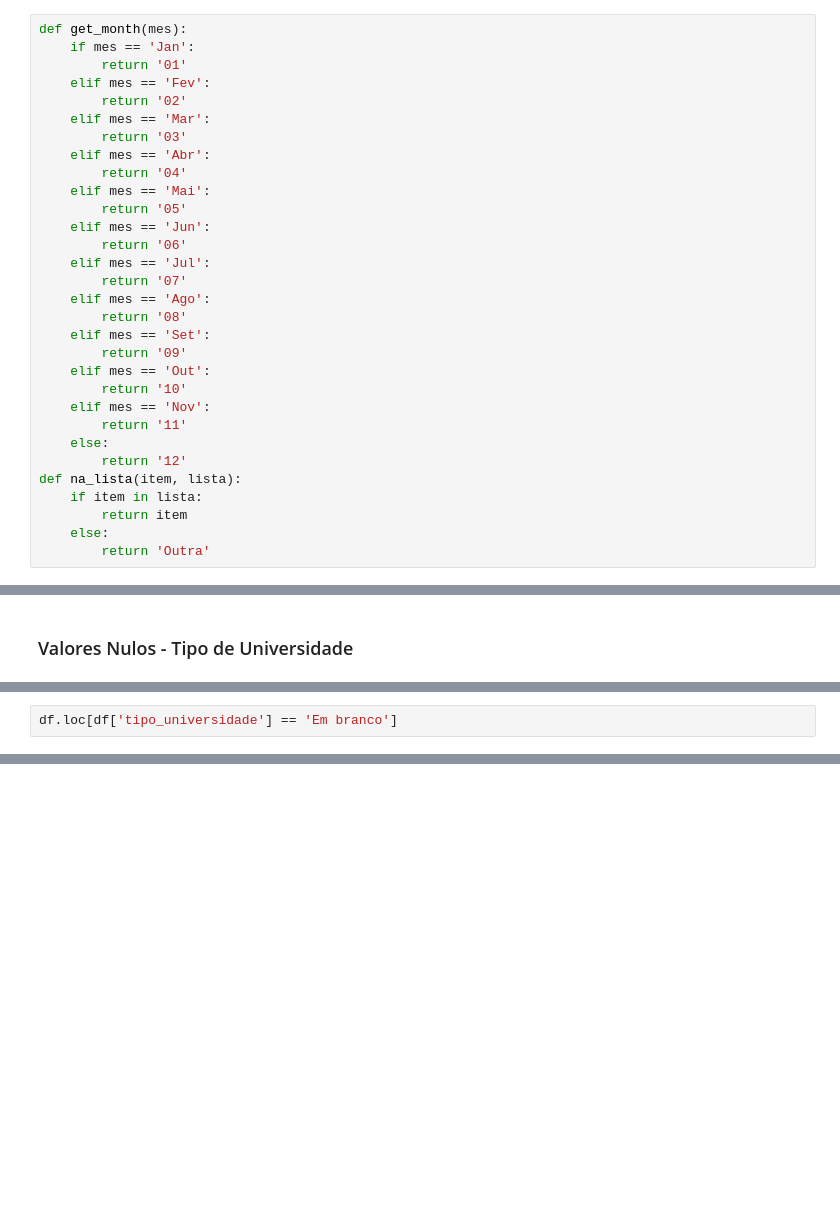
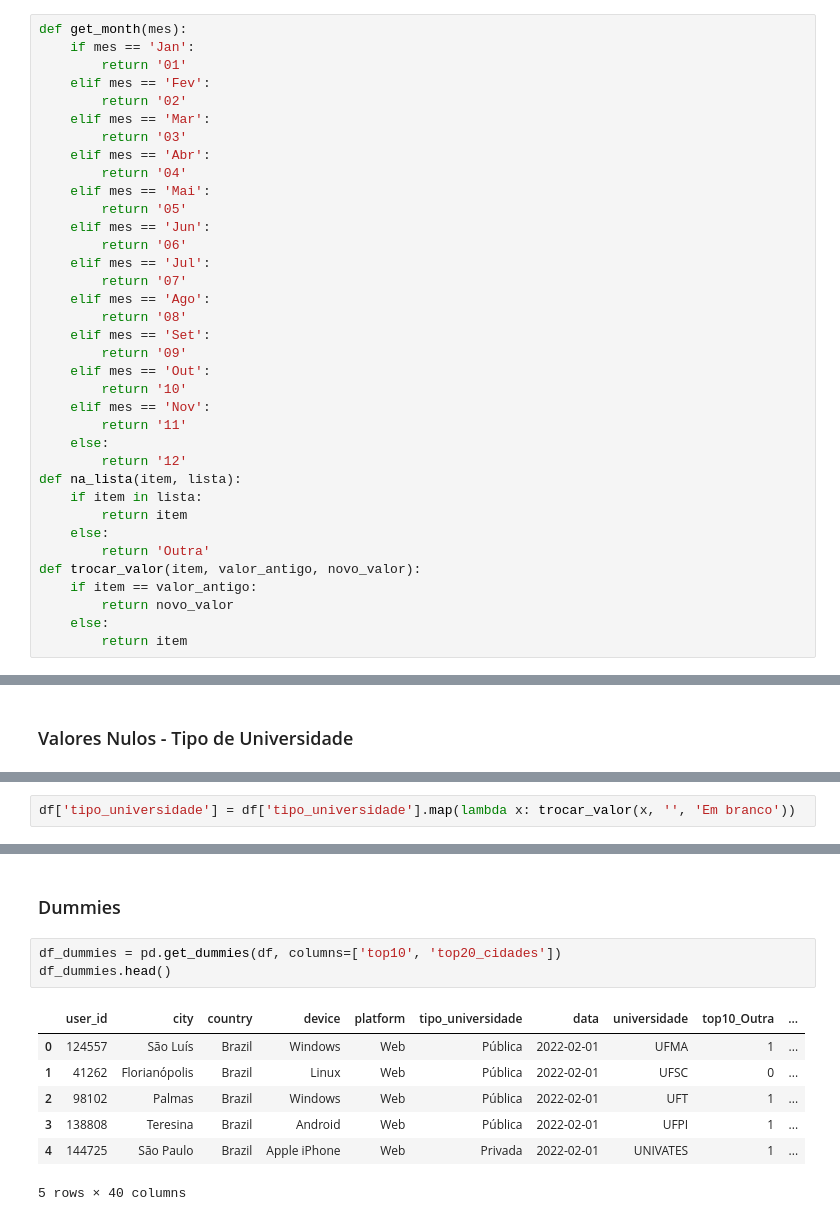
Before and after one commit to thiago-osorio/digital-house, a Jupyter notebook: projeto_integrador/Notebooks/projeto_integrador.ipynb, the cells around one changed output, grey strips where cells are left out. Cells and saved outputs as stored; diff of their text form; blank space fills up the shorter version.

```diff
--- a/projeto_integrador/Notebooks/projeto_integrador.ipynb
+++ b/projeto_integrador/Notebooks/projeto_integrador.ipynb
@@ -42,6 +42,11 @@ def na_lista(item, lista):
         return item
     else:
         return 'Outra'
+def trocar_valor(item, valor_antigo, novo_valor):
+    if item == valor_antigo:
+        return novo_valor
+    else:
+        return item
 # %% [markdown]
 # Conexão Banco de Dados
 # %%
@@ -476,2 +473,2 @@ df.loc[df['tipo_universidade'] == '']
 # %%
-df.loc[df['tipo_universidade'] == 'Em branco']
+df['tipo_universidade'] = df['tipo_universidade'].map(lambda x: trocar_valor(x, '', 'Em branco'))
@@ -517,0 +482,13 @@ df.loc[df['tipo_universidade'] == 'Em branco']
+# %% [markdown]
+### Dummies
+# %%
+df_dummies = pd.get_dummies(df, columns=['top10', 'top20_cidades'])
+df_dummies.head()
+# %% [output]
+|  | user_id | city | country | device | platform | tipo_universidade | data | universidade | top10_Outra | ... |
+| 0 | 124557 | São Luís | Brazil | Windows | Web | Pública | 2022-02-01 | UFMA | 1 | ... |
+| 1 | 41262 | Florianópolis | Brazil | Linux | Web | Pública | 2022-02-01 | UFSC | 0 | ... |
+| 2 | 98102 | Palmas | Brazil | Windows | Web | Pública | 2022-02-01 | UFT | 1 | ... |
+| 3 | 138808 | Teresina | Brazil | Android | Web | Pública | 2022-02-01 | UFPI | 1 | ... |
+| 4 | 144725 | São Paulo | Brazil | Apple iPhone | Web | Privada | 2022-02-01 | UNIVATES | 1 | ... |
+5 rows × 40 columns
```
Also changed, not shown: parts of 15 cells of this notebook, 1 other file.
